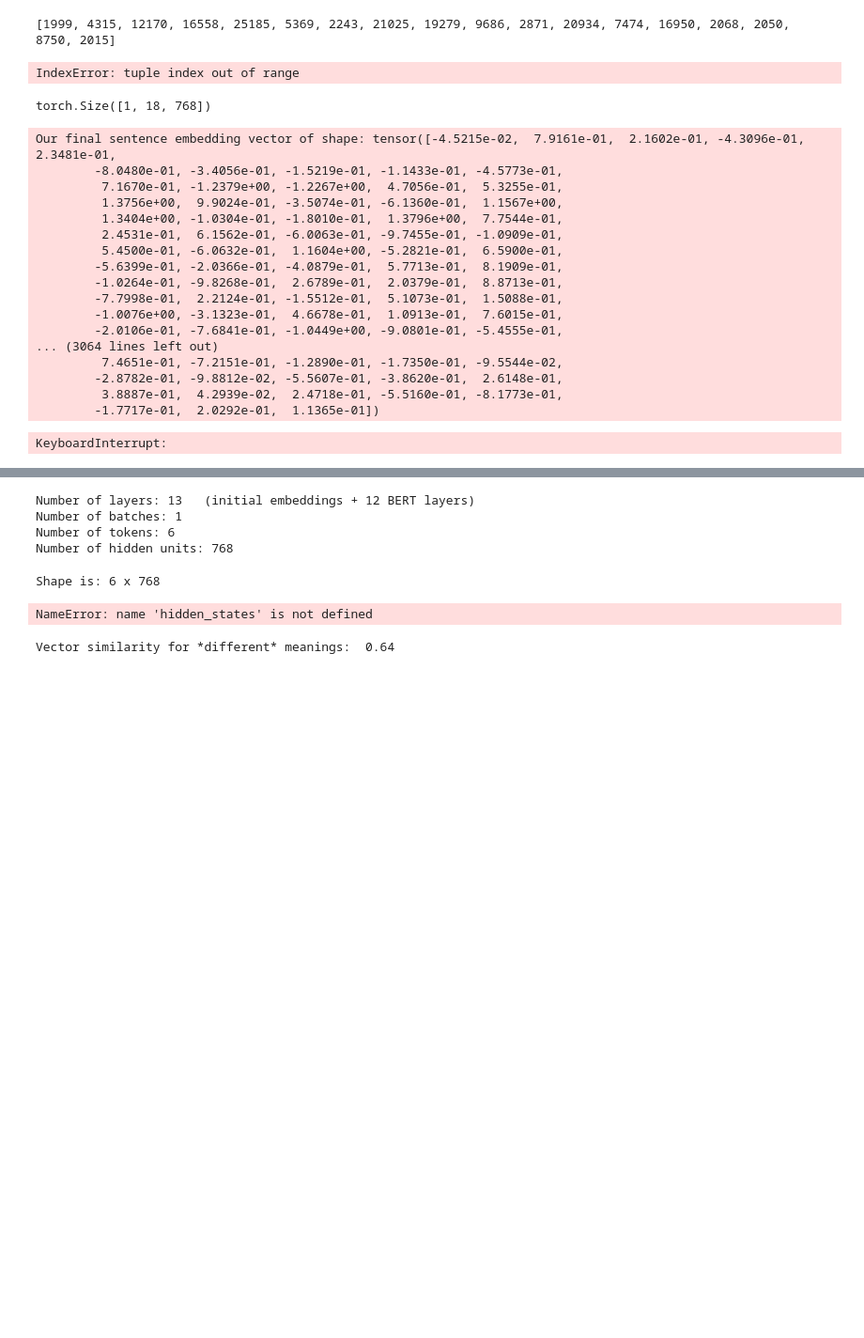
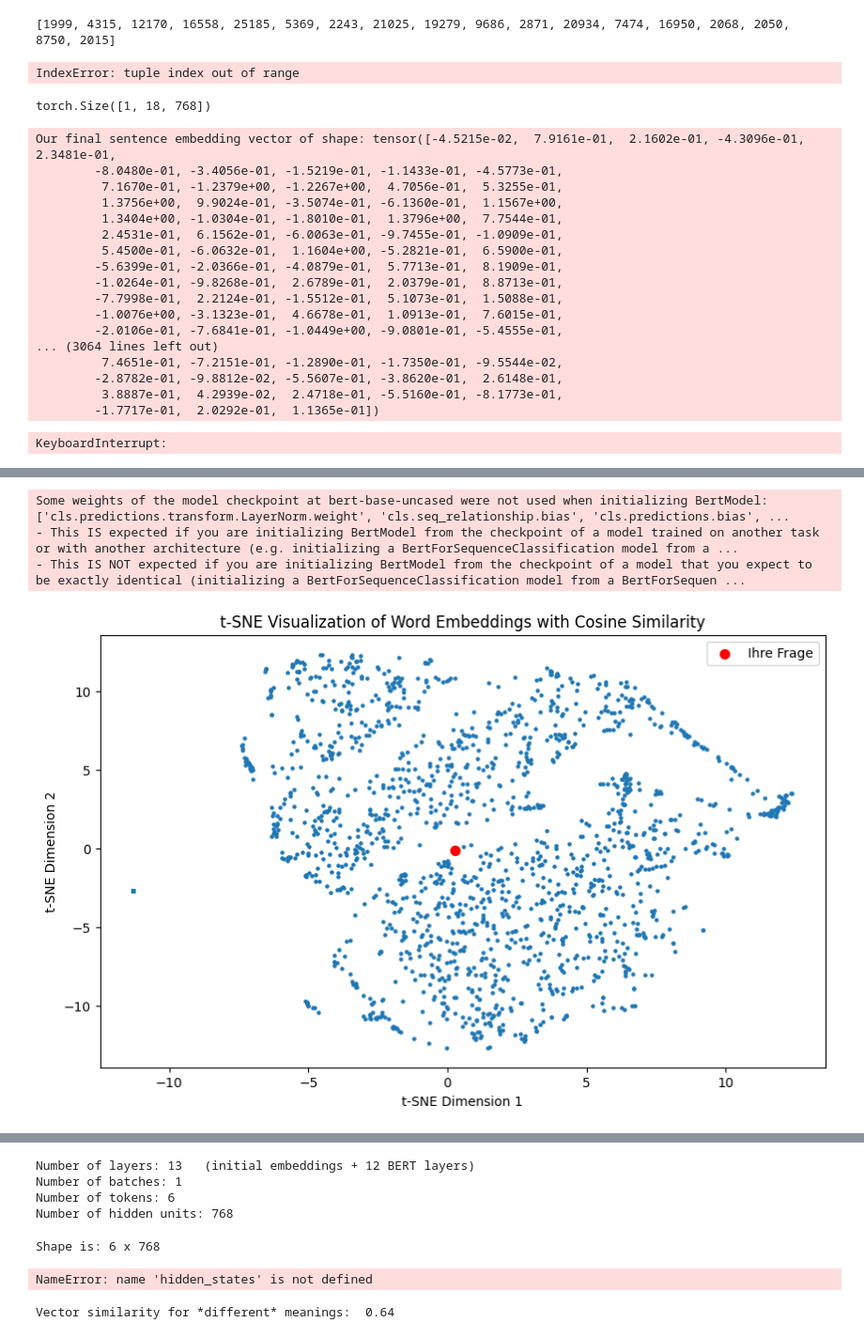
Before and after one commit to davidg-h/Daibl, a Jupyter notebook: discord_bot/scrap/data_processing.ipynb, the cells around one changed output, grey strips where cells are left out. Shown at 94% size. Cells and saved outputs as stored; diff of their text form; code cells hidden in the pictures; blank space fills up the shorter version.

```diff
--- a/discord_bot/scrap/data_processing.ipynb
+++ b/discord_bot/scrap/data_processing.ipynb
@@ -209,0 +214,52 @@ plt.show()
+# %%
+import ast
+import matplotlib.pyplot as plt
+from sklearn.manifold import TSNE
+import numpy as np
+import json
+from transformers import BertTokenizer, BertModel
+import torch
+from sklearn.metrics.pairwise import cosine_similarity
+
+# Funktion zur Extraktion von Word Embeddings für die Frage
+def get_word_embedding(question, model_name='bert-base-uncased'):
+    tokenizer = BertTokenizer.from_pretrained(model_name)
+    model = BertModel.from_pretrained(model_name)
+
+    tokens = tokenizer(question, padding=True, truncation=True, return_tensors="pt")
+    with torch.no_grad():
+        outputs = model(**tokens)
+        question_embedding = outputs.last_hidden_state.mean(dim=1).squeeze().numpy()
+    return question_embedding
+
+# Laden der Word Embeddings
+word_embeddings_copy = db_get_df("word_embeddings", ["word_embeddings"])
+word_embeddings_copy = [json.loads(embedding) for embedding in tqdm(word_embeddings_copy["word_embeddings"])]
+word_embeddings = np.array(word_embeddings_copy)
+
+# Extrahieren der Embeddings für die Frage
+question_text = "88?"
+question_embedding = get_word_embedding(question_text)
+
+# Berechnen der Kosinus-Ähnlichkeit zwischen der Frage und den anderen Word Embeddings
+similarities = cosine_similarity(word_embeddings, [question_embedding])
+
+# 'similarities' ist jetzt ein Array mit den Kosinus-Ähnlichkeiten zwischen der Frage und den anderen Word Embeddings.
+
+# Kombinieren Sie die t-SNE-Komponenten mit den Kosinus-Ähnlichkeiten
+combined_features = np.column_stack((X_embedded, similarities))
+
+# Visualisierung
+plt.figure(figsize=(10, 6))
+plt.scatter(combined_features[:, 0], combined_features[:, 1], s=5)
+plt.scatter(question_embedding[0], question_embedding[1], color='red', s=50, label='Ihre Frage')
+plt.title("t-SNE Visualization of Word Embeddings with Cosine Similarity")
+plt.xlabel("t-SNE Dimension 1")
+plt.ylabel("t-SNE Dimension 2")
+plt.legend()
+plt.show()
+# %% [output]
+Some weights of the model checkpoint at bert-base-uncased were not used when initializing BertModel: ['cls.predictions.transform.LayerNorm.weight', 'cls.seq_relationship.bias', 'cls.predictions.bias', ...
+- This IS expected if you are initializing BertModel from the checkpoint of a model trained on another task or with another architecture (e.g. initializing a BertForSequenceClassification model from a ...
+- This IS NOT expected if you are initializing BertModel from the checkpoint of a model that you expect to be exactly identical (initializing a BertForSequenceClassification model from a BertForSequen ...
+[figure, added]
```
Also changed, not shown: parts of 10 cells of this notebook.
